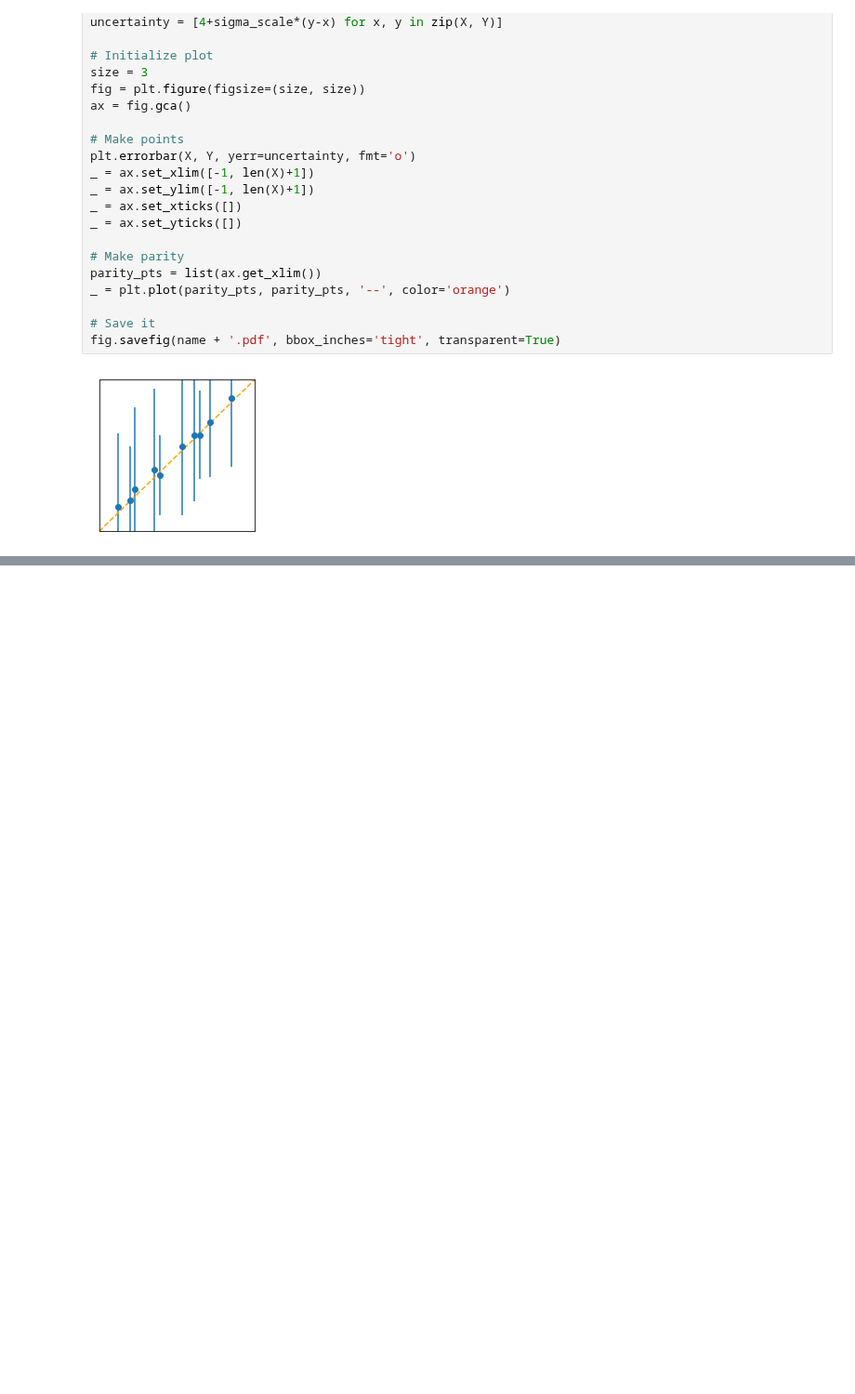
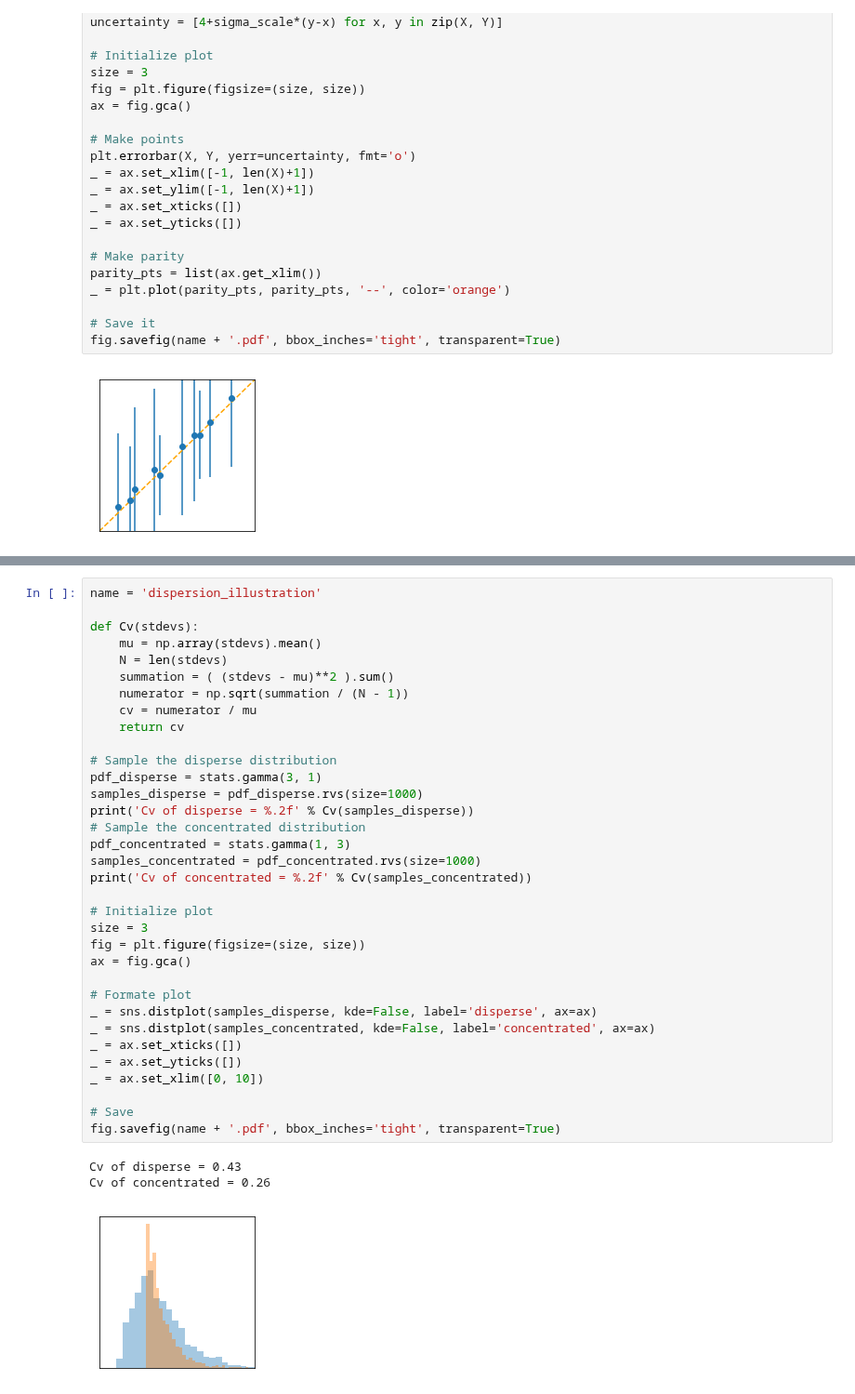
Before and after one commit to ulissigroup/uncertainty_benchmarking, a Jupyter notebook: paper/figures/intro/make_parities.ipynb, the cells around one changed output, grey strips where cells are left out. Shown at 93% size. Saved outputs shown, nothing was run; the diff lists cells and outputs as text; blank space fills up the shorter version.

Commit message:
Add figure 1 panel for dispersion

```diff
--- a/paper/figures/intro/make_parities.ipynb
+++ b/paper/figures/intro/make_parities.ipynb
@@ -234,0 +240,38 @@ fig.savefig(name + '.pdf', bbox_inches='tight', transparent=True)
+# %%
+name = 'dispersion_illustration'
+
+def Cv(stdevs):
+    mu = np.array(stdevs).mean()
+    N = len(stdevs)
+    summation = ( (stdevs - mu)**2 ).sum()
+    numerator = np.sqrt(summation / (N - 1))
+    cv = numerator / mu
+    return cv
+
+# Sample the disperse distribution
+pdf_disperse = stats.gamma(3, 1)
+samples_disperse = pdf_disperse.rvs(size=1000)
+print('Cv of disperse = %.2f' % Cv(samples_disperse))
+# Sample the concentrated distribution
+pdf_concentrated = stats.gamma(1, 3)
+samples_concentrated = pdf_concentrated.rvs(size=1000)
+print('Cv of concentrated = %.2f' % Cv(samples_concentrated))
+
+# Initialize plot
+size = 3
+fig = plt.figure(figsize=(size, size))
+ax = fig.gca()
+
+# Formate plot
+_ = sns.distplot(samples_disperse, kde=False, label='disperse', ax=ax)
+_ = sns.distplot(samples_concentrated, kde=False, label='concentrated', ax=ax)
+_ = ax.set_xticks([])
+_ = ax.set_yticks([])
+_ = ax.set_xlim([0, 10])
+
+# Save
+fig.savefig(name + '.pdf', bbox_inches='tight', transparent=True)
+# %% [output]
+Cv of disperse = 0.43
+Cv of concentrated = 0.26
+[figure, added]
```
Also changed, not shown: parts of 6 cells of this notebook, 7 other files.
